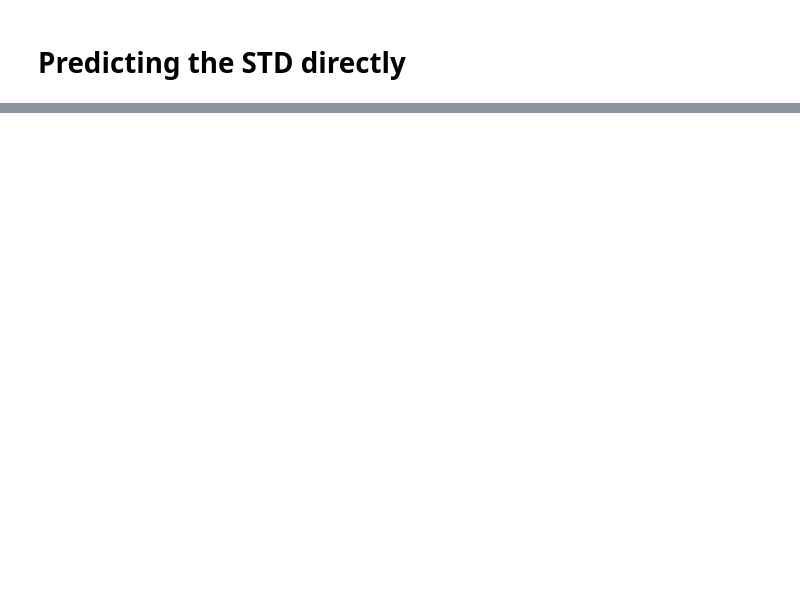
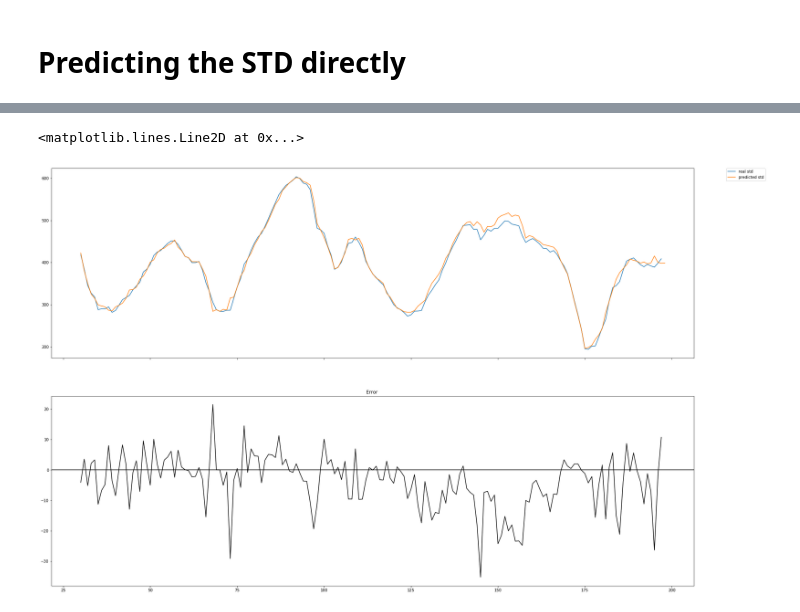
Before and after one commit to tate1010/Python-Neural-Network, a Jupyter notebook: presentation.ipynb, the cells around one changed output, grey strips where cells are left out. Drawn from its saved outputs; the diff is of its cells as text; code cells hidden in the pictures; blank space fills up the shorter version.

```diff
--- a/presentation.ipynb
+++ b/presentation.ipynb
@@ -585,0 +522,49 @@ Epoch 1/1
+# %%
+
+def moving_window(dataset, look_back=1):
+        dataX = []
+        for i in range(len(dataset)-look_back-1):
+                a = dataset[i:(i+look_back), 0]
+
+                dataX.append(a)
+        return np.array(dataX)
+
+
+
+Rstd = moving_window(datasets, look_back+1)
+std =  moving_window(datasets, look_back)
+
+np.delete(std,look_back-1,axis =1)
+
+std = np.hstack((std,scaler.inverse_transform(trainPredict)))
+
+
+
+f, axarr = plt.subplots(2,sharex=True,squeeze=False, figsize = (30,20))
+
+axarr = axarr.flatten()
+RRstd = np.empty(len(dataset))
+RRstd[:] = np.nan
+RRstd[look_back+1:-1] = np.std(Rstd, axis = 1 )
+
+
+Std = np.empty(len(dataset))
+Std[:] = np.nan
+Std[look_back+1:] = np.std(std , axis = 1)
+
+
+axarr[0].plot(RRstd, label= "real std")
+axarr[0].plot(Std, label = 'predicted std')
+
+#plt.plot(testPredictPlot , label = "testPredict")
+
+axarr[0].legend(bbox_to_anchor=(1.05, 1), loc=2, borderaxespad=0.)
+
+
+error = np.subtract(RRstd, Std)
+axarr[1].plot(error, '-k')
+axarr[1].set_title('Error ')
+axarr[1].axhline(0, color='black')
+# %% [output]
+<matplotlib.lines.Line2D at 0x...>
+[figure, added]
```
Also changed, not shown: parts of 10 cells of this notebook.
